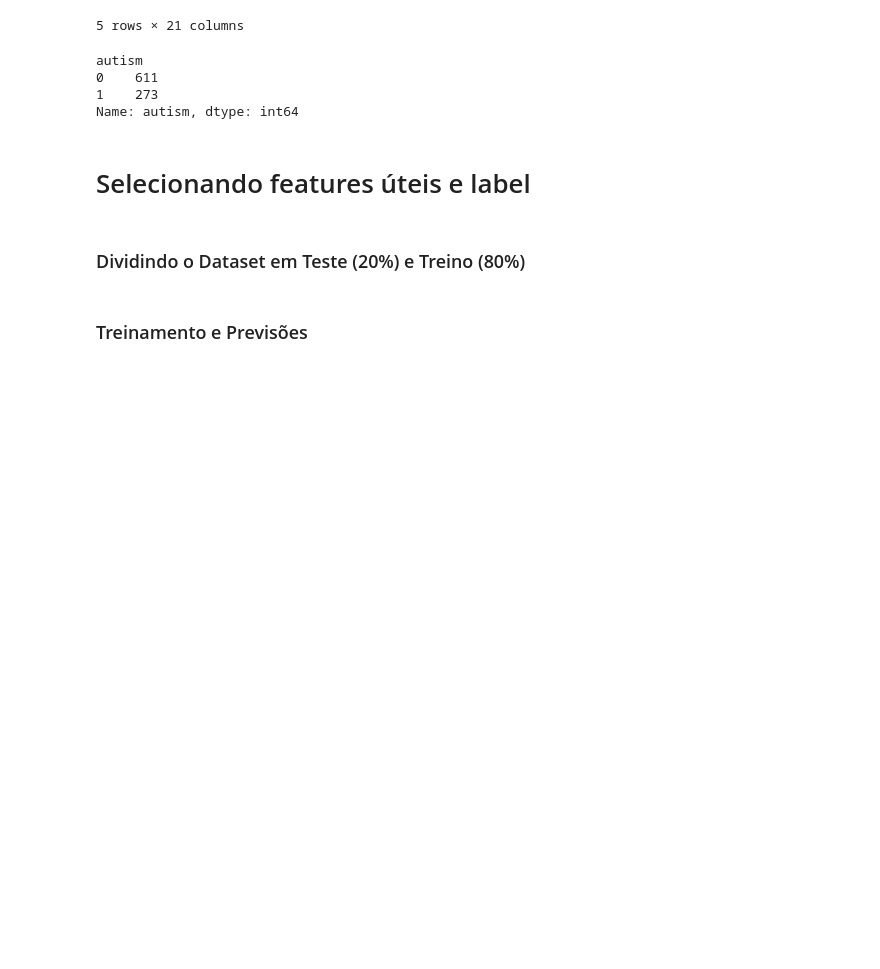
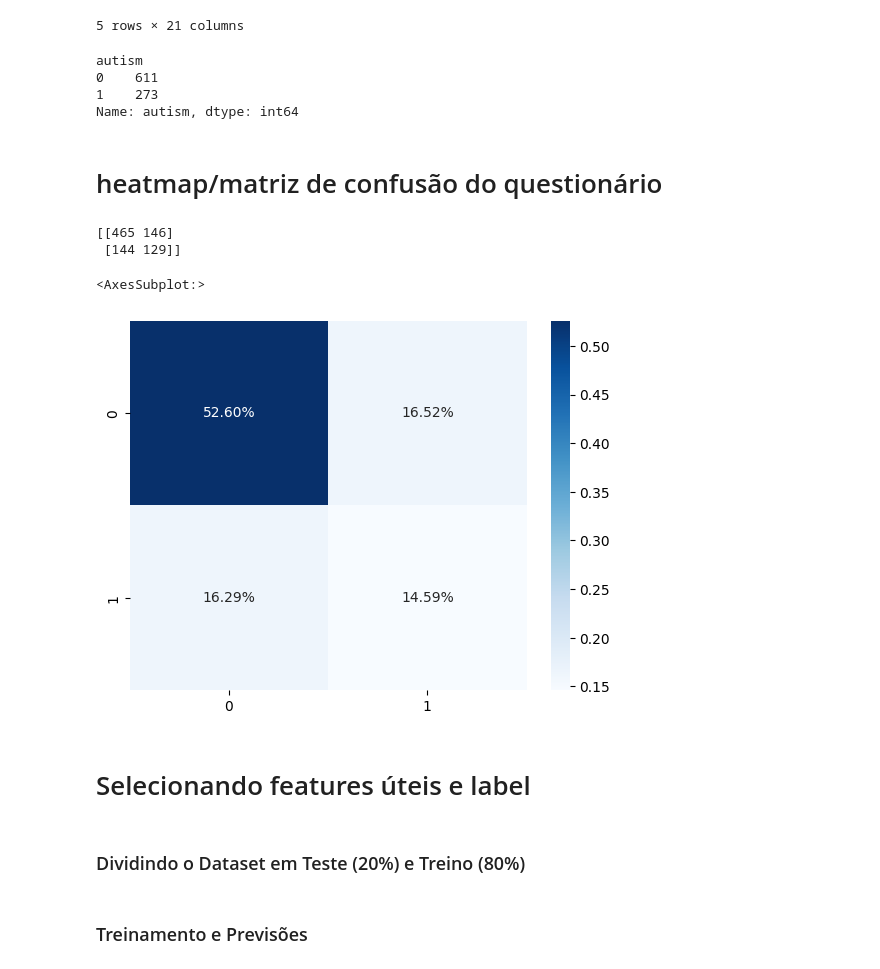
Before and after one commit to alpsilva/Datautism, a Jupyter notebook: classification_model.ipynb, the cells around one changed output. Cells and saved outputs as stored; diff of their text form; code cells hidden in the pictures; blank space fills up the shorter version.

```diff
--- a/classification_model.ipynb
+++ b/classification_model.ipynb
@@ -126,6 +124,17 @@ autism
 0    611
 1    273
 Name: autism, dtype: int64
+# %% [markdown]
+# heatmap/matriz de confusão do questionário
+# %%
+cf_matrix = confusion_matrix(df["autism"], df["Class/ASD"])
+print(cf_matrix)
+sns.heatmap(cf_matrix/np.sum(cf_matrix), annot=True, fmt='.2%', cmap='Blues')
+# %% [output]
+[[465 146]
+ [144 129]]
+<AxesSubplot:>
+[figure, added]
 # %% [markdown]
 # Selecionando features úteis e label
 # %%
```
Also changed, not shown: parts of 9 cells of this notebook, 1 other file.
